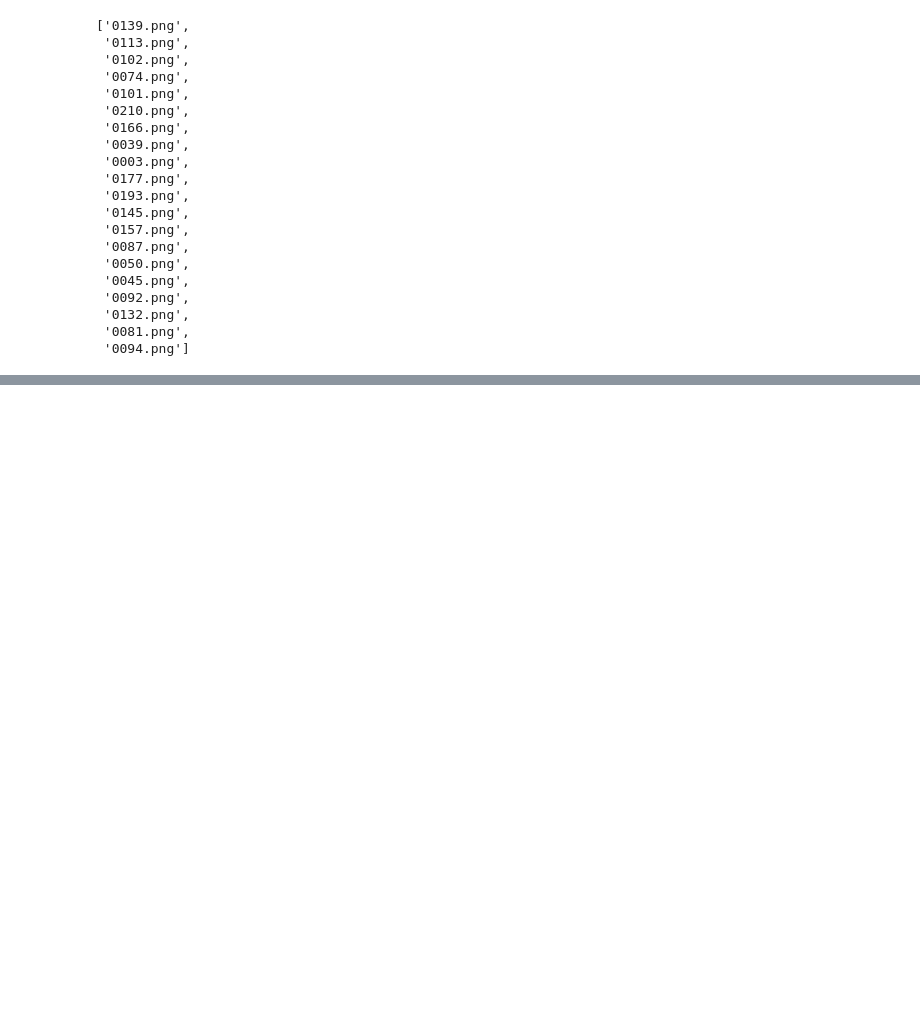
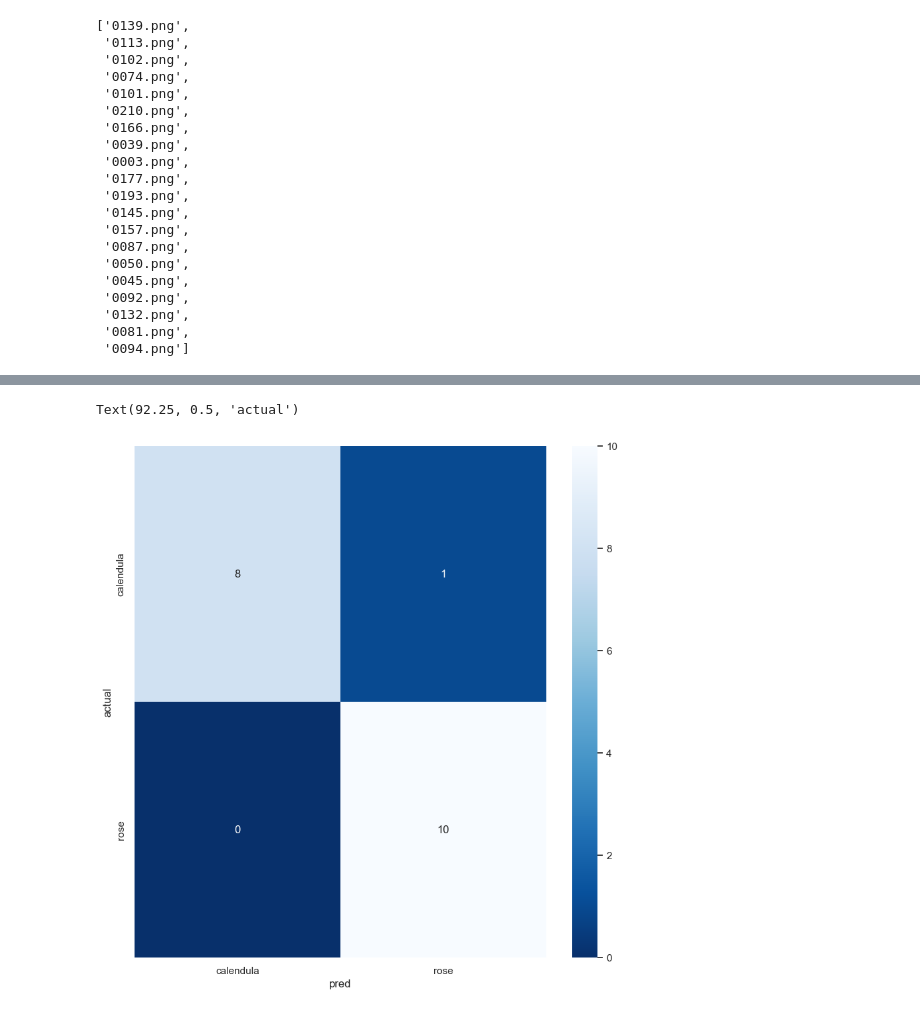
Before and after one commit to SadmanUddin/Data-analysis-and-statistics, a Jupyter notebook: Machine Learning 2/Untitled-1.ipynb, the cells around one changed output, grey strips where cells are left out. Cells and saved outputs as stored; diff of their text form; code cells hidden in the pictures; blank space fills up the shorter version.

```diff
--- a/Machine Learning 2/Untitled-1.ipynb
+++ b/Machine Learning 2/Untitled-1.ipynb
@@ -123,0 +254,3 @@ FileNotFoundError: [Errno 2] No such file or directory: 'Machine Learning 2/flow
+# %%
+testing_files = listdir("/Users/mohammedsadmanuddin/data analysis/Machine Learning 2/flowers_data/flower test set")
+testing_files
@@ -123,0 +277,12 @@ FileNotFoundError: [Errno 2] No such file or directory: 'Machine Learning 2/flow
+# %%
+RGB_test = []
+for i in testing_files:
+    flower_testFilepath = "/Users/mohammedsadmanuddin/data analysis/Machine Learning 2/flowers_data/flower test set/" +i
+    print("Processing" + flower_testFilepath)
+    bloem = img.imread(flower_testFilepath)
+    red_layer = bloem[:,:,0].mean()
+    green_layer = bloem[:,:,1].mean()
+    blue_layer = bloem[:,:,2].mean()
+    rgb_loop = np.array([red_layer,green_layer,blue_layer]).flatten()
+    RGB_test.append(rgb_loop)
+RGB_test=pd.DataFrame(RGB_test)
@@ -123,0 +329,3 @@ FileNotFoundError: [Errno 2] No such file or directory: 'Machine Learning 2/flow
+# %%
+y_pred_testset = ML_model.predict(RGB_test)
+y_pred_testset
@@ -123,0 +337,4 @@ FileNotFoundError: [Errno 2] No such file or directory: 'Machine Learning 2/flow
+# %%
+outcome_vector_new = pd.DataFrame({"testing_file":testing_files})
+outcome_data_new = pd.merge(outcome_vector_new,flower_metadata,left_on='testing_file',right_on='file')[["testing_file","name"]]
+outcome_data_new.head()
@@ -123,0 +348,10 @@ FileNotFoundError: [Errno 2] No such file or directory: 'Machine Learning 2/flow
+# %%
+labels = ['calendula','rose']
+plt.figure(figsize=(10,10))
+cm = metrics.confusion_matrix(outcome_data_new['name'],y_pred_testset,labels=labels)
+sns.heatmap(cm,annot=True,cmap='Blues_r',xticklabels=labels,yticklabels=labels)
+plt.xlabel("pred")
+plt.ylabel("actual")
+# %% [output]
+Text(92.25, 0.5, 'actual')
+[figure, added]
```
Also changed, not shown: parts of 18 cells of this notebook.
